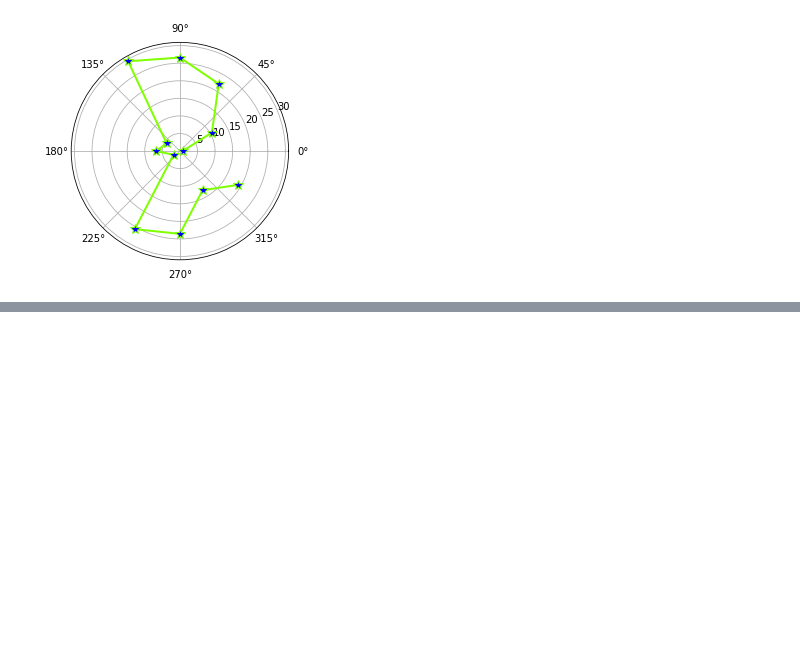
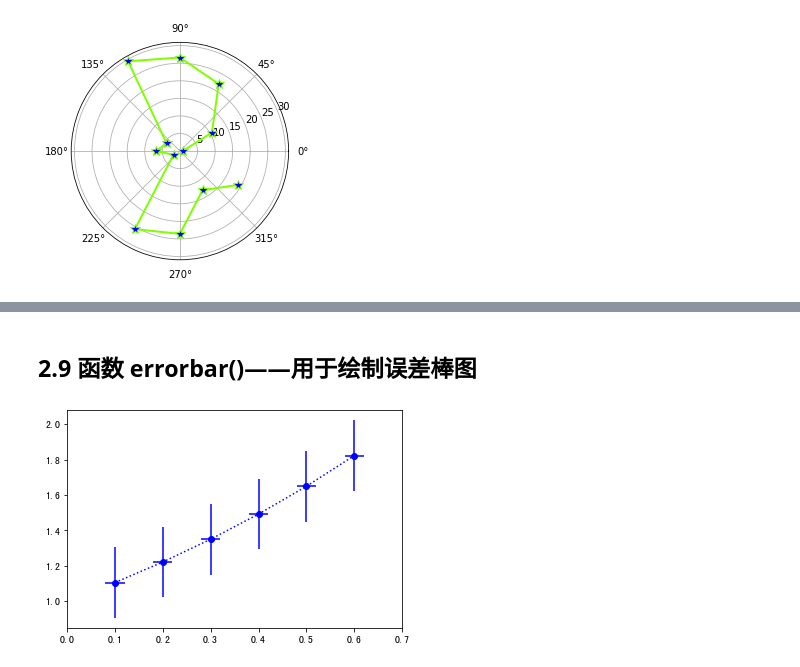
Before and after one commit to Mark-Walen/matplotlib-app, a Jupyter notebook: paragraph-2/matplotlib_bar.ipynb, the cells around one changed output, grey strips where cells are left out. Saved outputs shown, nothing was run; the diff lists cells and outputs as text; code cells hidden in the pictures; blank space fills up the shorter version.

```diff
--- a/paragraph-2/matplotlib_bar.ipynb
+++ b/paragraph-2/matplotlib_bar.ipynb
@@ -114,0 +170,15 @@ plt.show()
+# %% [markdown]
+## 2.9 函数 errorbar()——用于绘制误差棒图
+# %%
+import matplotlib.pyplot as plt
+import numpy as np
+
+x = np.linspace(0.1, 0.6, 6)
+y = np.exp(x)
+
+plt.errorbar(x, y, fmt="bo:", yerr=0.2, xerr=0.02)
+plt.xlim(0, 0.7)
+
+plt.show()
+# %% [output]
+[figure, added]
```
Also changed, not shown: parts of 6 cells of this notebook, 1 other file.
